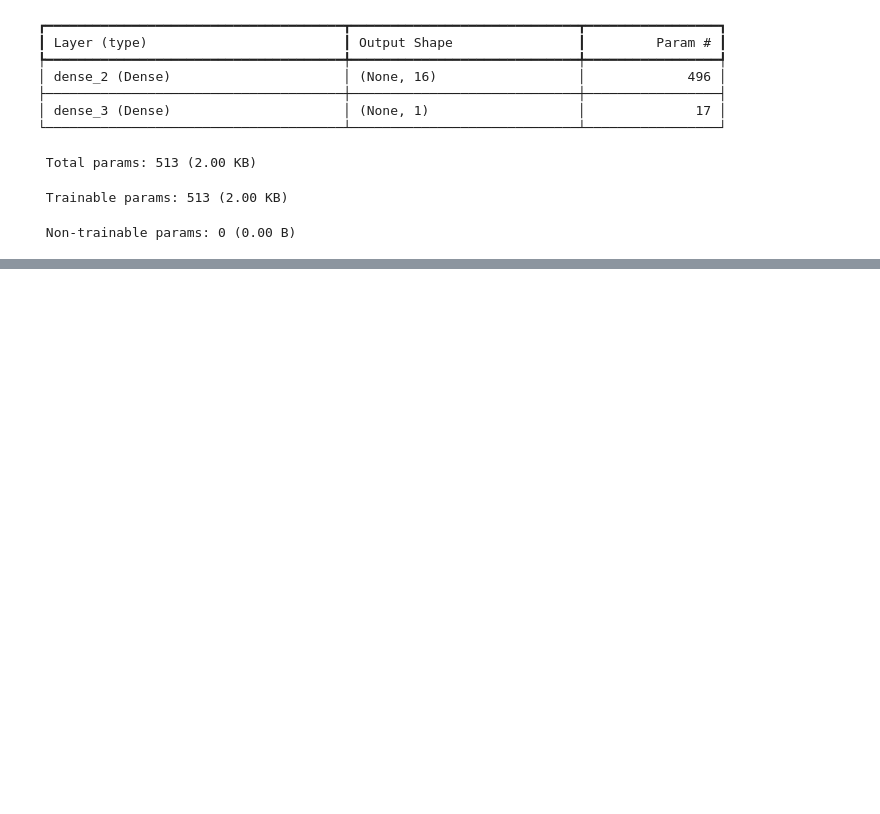
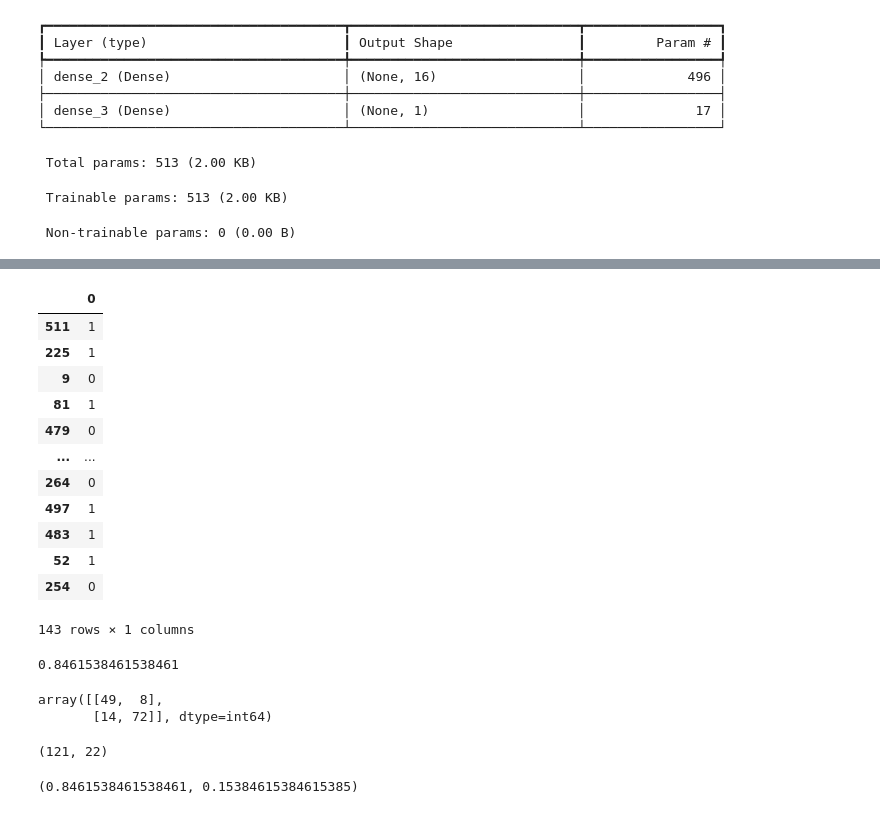
Before and after one commit to PedroH-Peres/breastCancer-neuralNetwork, a Jupyter notebook: breastCancer.ipynb, the cells around one changed output, grey strips where cells are left out. Drawn from its saved outputs; the diff is of its cells as text; code cells hidden in the pictures; blank space fills up the shorter version.

```diff
--- a/breastCancer.ipynb
+++ b/breastCancer.ipynb
@@ -73,0 +122,16 @@ Model: "sequential_1"
+# %%
+Y_test
+# %% [output]
+|  | 0 |
+| 511 | 1 |
+| 225 | 1 |
+| 9 | 0 |
+| 81 | 1 |
+| 479 | 0 |
+| ... | ... |
+| 264 | 0 |
+| 497 | 1 |
+| 483 | 1 |
+| 52 | 1 |
+| 254 | 0 |
+143 rows × 1 columns
@@ -73,0 +140,18 @@ Model: "sequential_1"
+# %%
+accuracy_score(Y_test, predictions)
+# %% [output]
+0.8461538461538461
+# %%
+confusion_matrix(Y_test, predictions)
+# %% [output]
+array([[49,  8],
+       [14, 72]], dtype=int64)
+# %%
+# 49 + 72 -> Acertos /// 14 + 8 -> Erros
+49+72, 14+8
+# %% [output]
+(121, 22)
+# %%
+121/143, 22/143
+# %% [output]
+(0.8461538461538461, 0.15384615384615385)
```
Also changed, not shown: parts of 6 cells of this notebook.
